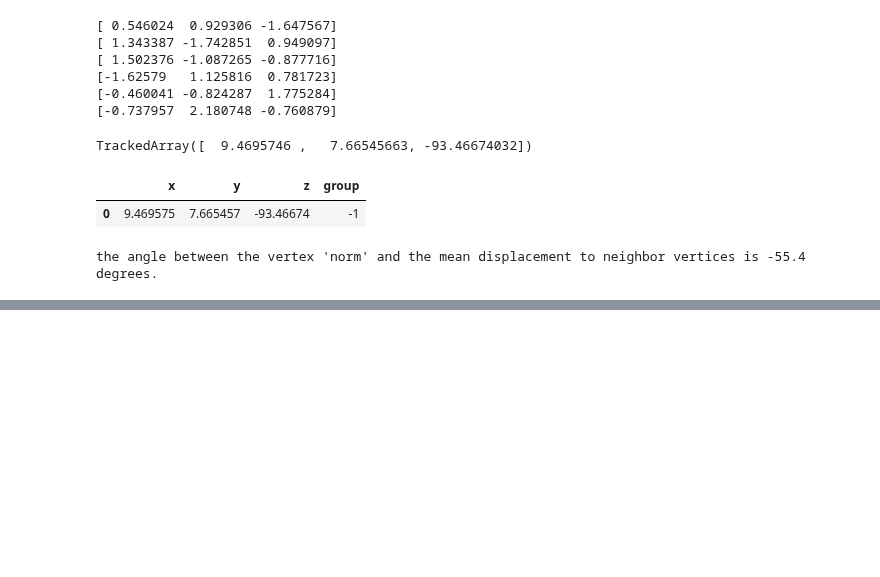
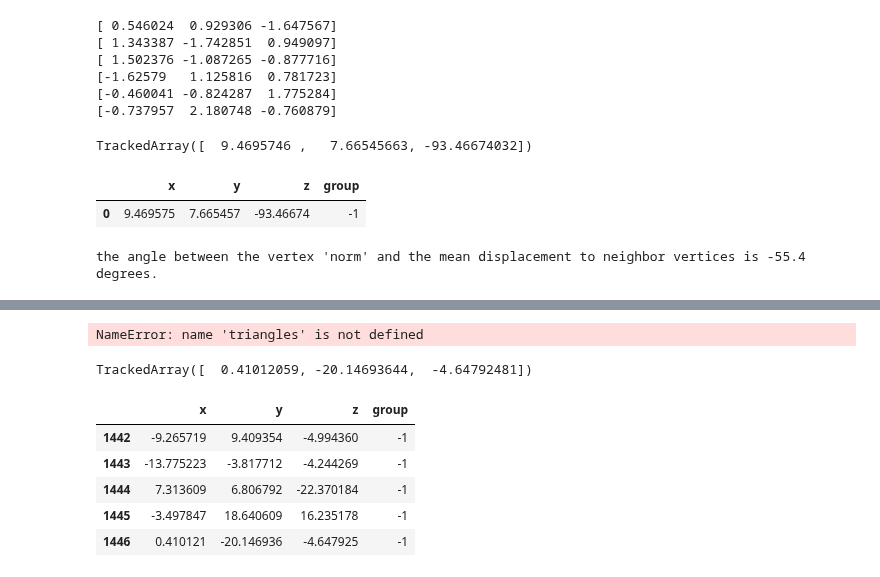
Before and after one commit to timtyree/care, a Jupyter notebook: notebooks/rapids-notebooks/Exploring with Trimesh.ipynb, the cells around one changed output, grey strips where cells are left out. Drawn from its saved outputs; the diff is of its cells as text; code cells hidden in the pictures; blank space fills up the shorter version.

```diff
--- a/notebooks/rapids-notebooks/Exploring with Trimesh.ipynb
+++ b/notebooks/rapids-notebooks/Exploring with Trimesh.ipynb
@@ -252,16 +225,15 @@ import pandas as pd
 # %%
 df = pd.DataFrame(np.array(mesh.vertices.tolist())).rename(columns={0:'x',1:'y',2:'z'})
 df['group'] = -1
-
 # list of static vertices, grouped by group id
 boo = df.group==10
 for n, group in enumerate(bndries2.discrete):
     for pt in group:
         boo |= (df.x==pt[0]) & (df.y==pt[1]) & (df.z==pt[2])
     df.loc[boo, 'group'] = n
-cx,cy,cz = a.center_mass
-df['x'] = df['x'] - cx
-df['y'] = df['y'] - cy
-df['z'] = df['z'] - cz
+# df['x'] = df['x'] - cx
+# df['y'] = df['y'] - cy
+# df['z'] = df['z'] - cz
 
 df.to_csv('Data/patient85_RA_vertices.csv')
+np.savetxt('Data/patient85_RA_faces.tsv', np.array(a.faces).astype('int'))
@@ -330 +340,20 @@ the angle between the vertex 'norm' and the mean displacement to neighbor vertic
+# %%
+mesh_out = trimesh.Trimesh(vertices=vert,
+                       faces=triangles,
+                          face_attributes= attributes)
+# %% [output]
+NameError: name 'triangles' is not defined
+# %%
+a.vertices[-1].copy()  -  a.center_mass
+# %% [output]
+TrackedArray([  0.41012059, -20.14693644,  -4.64792481])
+# %%
+df.tail()
+# %% [output]
+|  | x | y | z | group |
+| 1442 | -9.265719 | 9.409354 | -4.994360 | -1 |
+| 1443 | -13.775223 | -3.817712 | -4.244269 | -1 |
+| 1444 | 7.313609 | 6.806792 | -22.370184 | -1 |
+| 1445 | -3.497847 | 18.640609 | 16.235178 | -1 |
+| 1446 | 0.410121 | -20.146936 | -4.647925 | -1 |
 # %%
```
Also changed, not shown: parts of 51 cells of this notebook, 15 other files.
